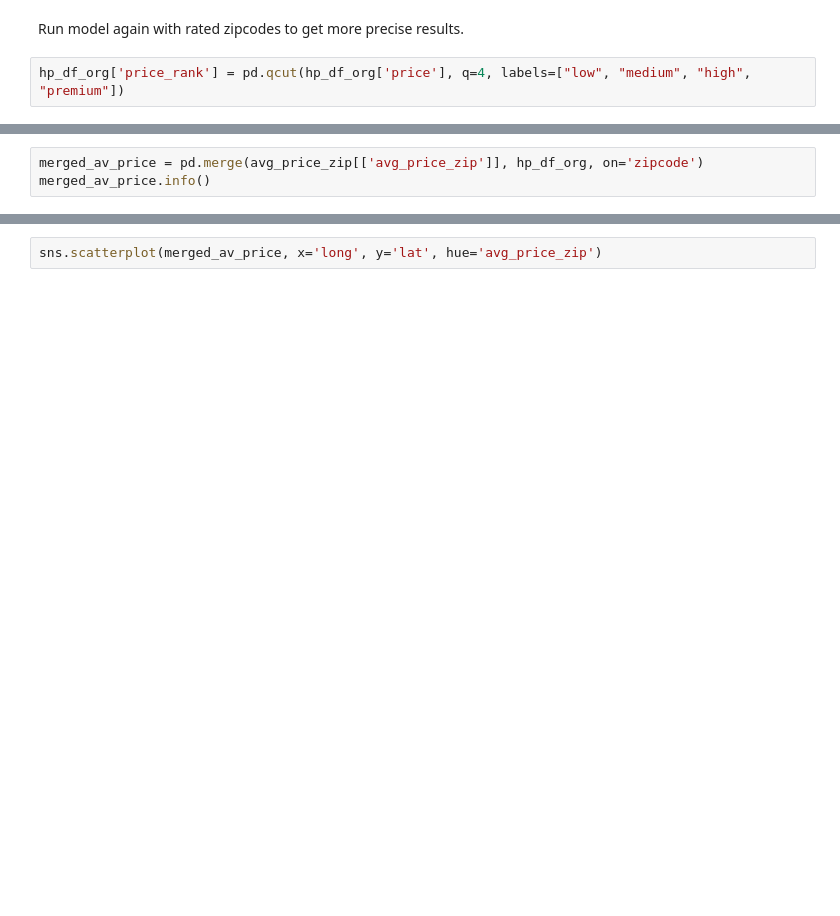
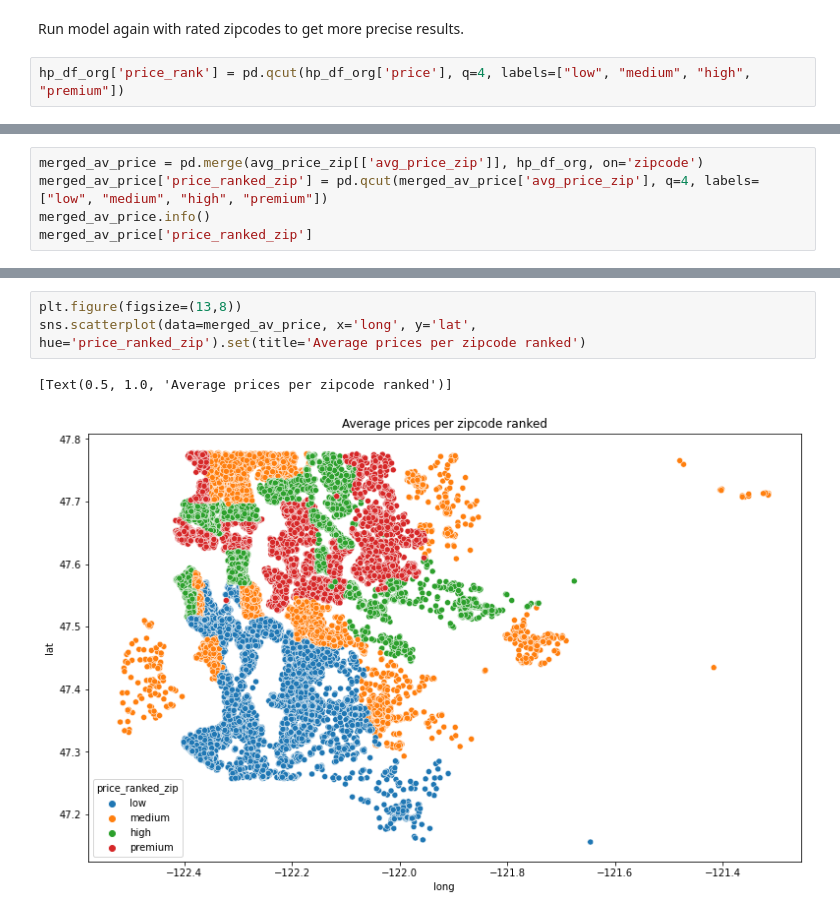
Before and after one commit to CrisQueCris/Houseprices, a Jupyter notebook: FinalJupyter.ipynb, the cells around one changed output, grey strips where cells are left out. Cells and saved outputs as stored; diff of their text form; blank space fills up the shorter version.

```diff
--- a/FinalJupyter.ipynb
+++ b/FinalJupyter.ipynb
@@ -543,3 +931,5 @@ avg_price_zip
 # %%
 merged_av_price = pd.merge(avg_price_zip[['avg_price_zip']], hp_df_org, on='zipcode')
+merged_av_price['price_ranked_zip'] = pd.qcut(merged_av_price['avg_price_zip'], q=4, labels=["low", "medium", "high", "premium"])
 merged_av_price.info()
+merged_av_price['price_ranked_zip']
@@ -546,2 +967,6 @@ merged_av_price.info()
 # %%
-sns.scatterplot(merged_av_price, x='long', y='lat', hue='avg_price_zip')
+plt.figure(figsize=(13,8))
+sns.scatterplot(data=merged_av_price, x='long', y='lat', hue='price_ranked_zip').set(title='Average prices per zipcode ranked')
+# %% [output]
+[Text(0.5, 1.0, 'Average prices per zipcode ranked')]
+[figure, added]
```
Also changed, not shown: parts of 63 cells of this notebook, 2 other files.
